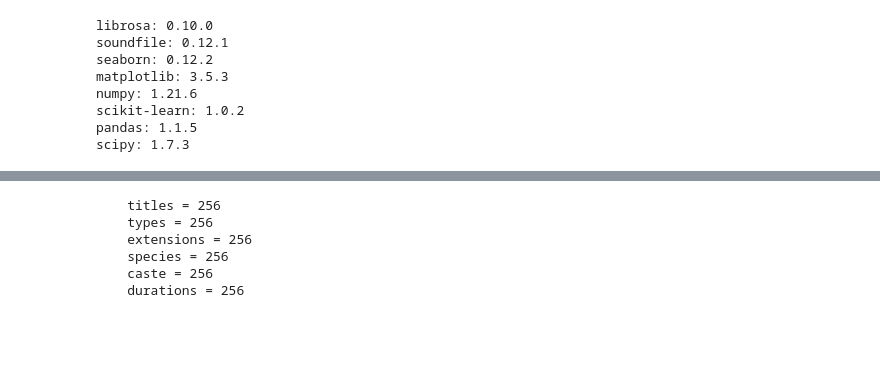
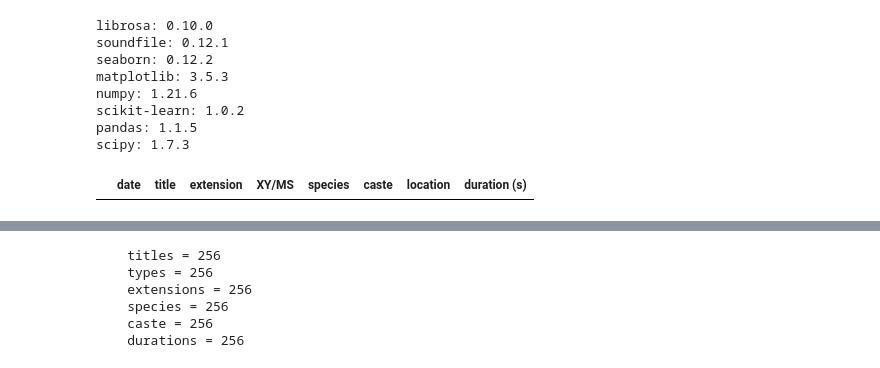
Before and after one commit to RammeDon/Bspecific, a Jupyter notebook: bandpass_filter.ipynb, the cells around one changed output, grey strips where cells are left out. Drawn from its saved outputs; the diff is of its cells as text; code cells hidden in the pictures; blank space fills up the shorter version.

Commit message:
adding isNoise to the pipeline

```diff
--- a/bandpass_filter.ipynb
+++ b/bandpass_filter.ipynb
@@ -17,6 +17,7 @@ import math
 
 
 PATH = "C:/dev/Thesis/bSpecific/Raw data/bombus"
+NOISE_PATH = "C:/dev/Thesis/bSpecific/Noise data"
 SAVE_PATH = f"{os.getcwd()}/data/"
 
 
@@ -43,6 +44,44 @@ numpy: 1.21.6
 scikit-learn: 1.0.2
 pandas: 1.1.5
 scipy: 1.7.3
+# %%
+files = lb.util.find_files(NOISE_PATH, ext=['wav'])
+
+titles = []
+extensions = []
+durations = []
+species = []
+caste = []
+files_filtered = []
+dates = []
+type_xyms = []
+
+for i in range(0, len(files)):
+    info = files[i].split('\\')[-2].split('_')
+    if len(info) == 2:
+        dates.append(datetime.strptime(files[i].split("\\")[-3], '%Y-%m-%d'))
+        species.append(info[0].lower())
+        caste.append(info[1].lower())
+        titles.append(files[i].split("\\")[-1].split(".")[0][:-2])
+        extensions.append(files[i].split("\\")[-1].split(".")[1].lower())
+        durations.append(lb.get_duration(path=files[i]))
+        files_filtered.append(files[i])
+        xy_or_ms = 'XY' if 'XY' in files[i].split('\\')[-1].split('.')[0].upper() else 'MS'
+        type_xyms.append(f"{xy_or_ms}")
+
+df = pd.DataFrame({
+    "date": dates,
+    "title": titles,
+    "extension": extensions,
+    "XY/MS": type_xyms,
+    "species": species,
+    "caste": caste,
+    "location": files_filtered,
+    "duration (s)": durations,
+})
+df
+# %% [output]
+|  | date | title | extension | XY/MS | species | caste | location | duration (s) |
 # %%
 # data at: A:\Thesis\notebooks\data\Kaggle\Smart Bee Colony Monitor - Clips of Beehive Sounds\sound_files\sound_files
 files = lb.util.find_files(PATH, ext=['wav'])
```
